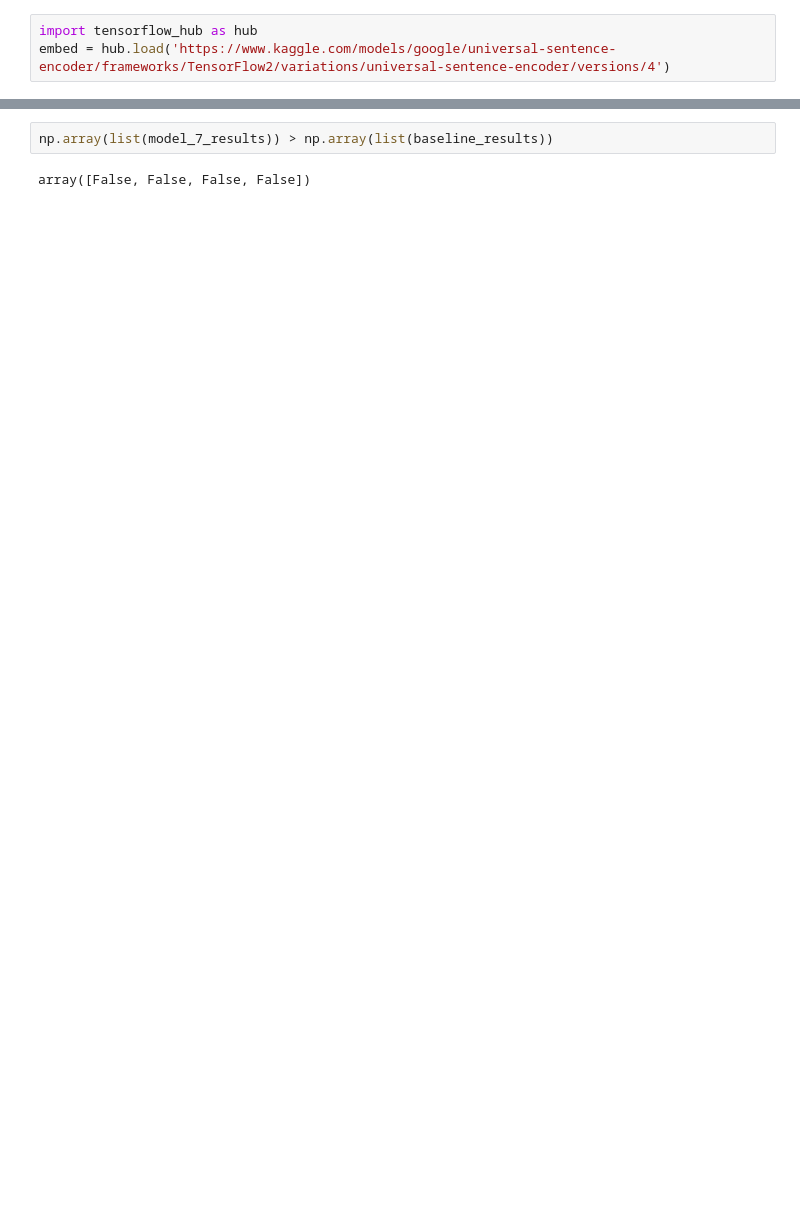
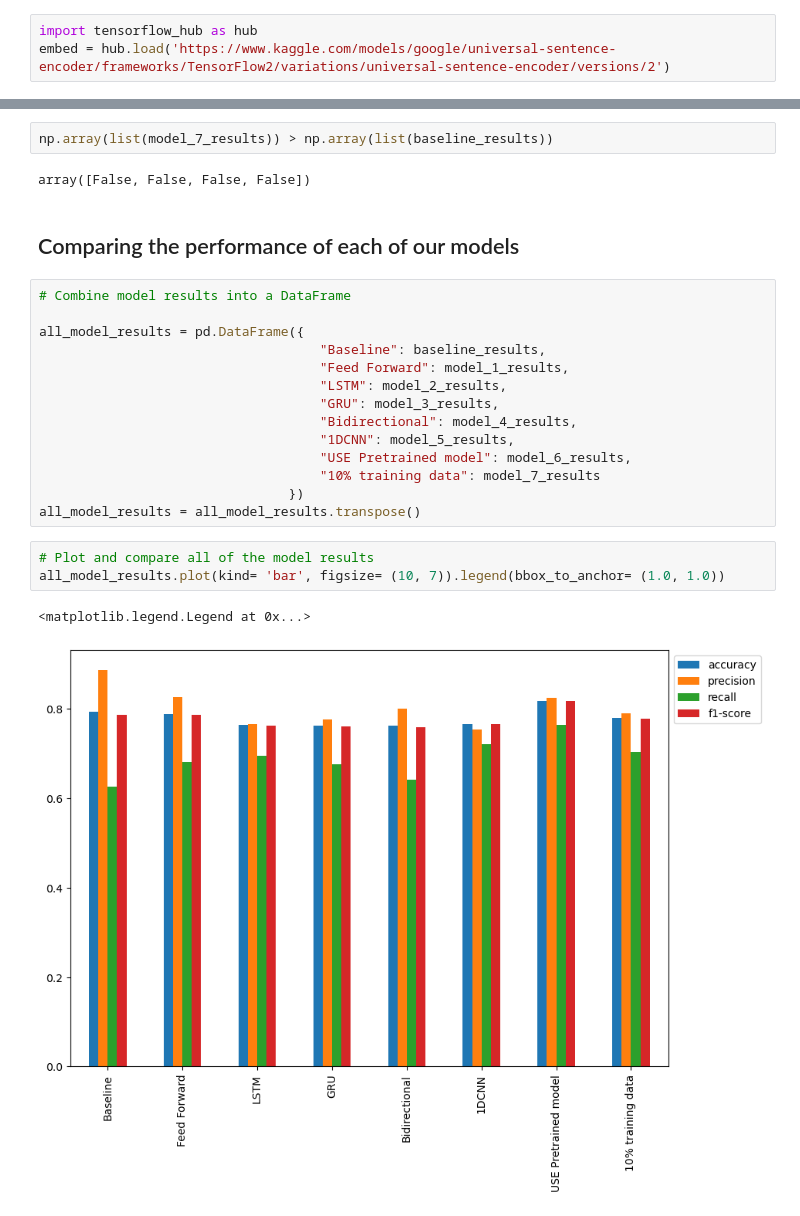
Before and after one commit to klsharma22/TensorflowCertifcationCourse, a Jupyter notebook: NLP/08_introduction_to_nlp_in_tensorflow.ipynb, the cells around one changed output, grey strips where cells are left out. Drawn from its saved outputs; the diff is of its cells as text; blank space fills up the shorter version.

Commit message:
Reran the notebook and comapred all model performance to check the best model

```diff
--- a/NLP/08_introduction_to_nlp_in_tensorflow.ipynb
+++ b/NLP/08_introduction_to_nlp_in_tensorflow.ipynb
@@ -839,7 +834,7 @@ array([False, False,  True, False])
 ### Model 6: Transfer learning
 # %%
 import tensorflow_hub as hub
-embed = hub.load('https://www.kaggle.com/models/google/universal-sentence-encoder/frameworks/TensorFlow2/variations/universal-sentence-encoder/versions/4')
+embed = hub.load('https://www.kaggle.com/models/google/universal-sentence-encoder/frameworks/TensorFlow2/variations/universal-sentence-encoder/versions/2')
 # %%
 embed_samples = embed(["When you complete with the downloading of the model then you will look into the encodings of this sentence"])
 print(embed_samples[0][:50])
@@ -1011,3 +1006,25 @@ model_7_results
 np.array(list(model_7_results)) > np.array(list(baseline_results))
 # %% [output]
 array([False, False, False, False])
+# %% [markdown]
+## Comparing the performance of each of our models
+# %%
+# Combine model results into a DataFrame
+
+all_model_results = pd.DataFrame({
+                                    "Baseline": baseline_results,
+                                    "Feed Forward": model_1_results,
+                                    "LSTM": model_2_results,
+                                    "GRU": model_3_results,
+                                    "Bidirectional": model_4_results,
+                                    "1DCNN": model_5_results,
+                                    "USE Pretrained model": model_6_results,
+                                    "10% training data": model_7_results
+                                })
+all_model_results = all_model_results.transpose()
+# %%
+# Plot and compare all of the model results
+all_model_results.plot(kind= 'bar', figsize= (10, 7)).legend(bbox_to_anchor= (1.0, 1.0))
+# %% [output]
+<matplotlib.legend.Legend at 0x...>
+[figure, added]
```
Also changed, not shown: parts of 35 cells of this notebook, 16 other files.
